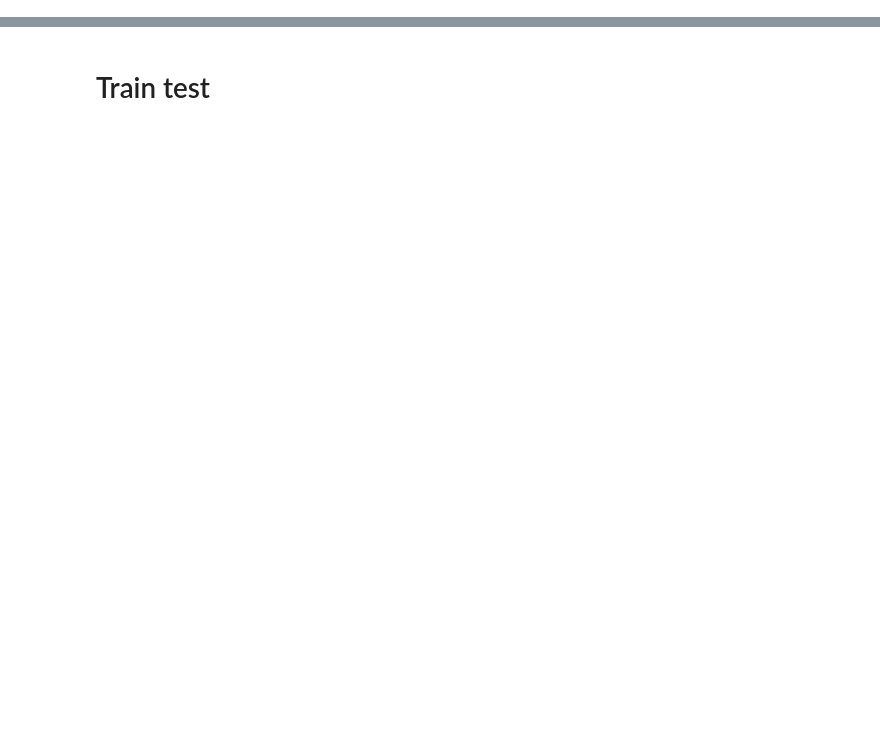
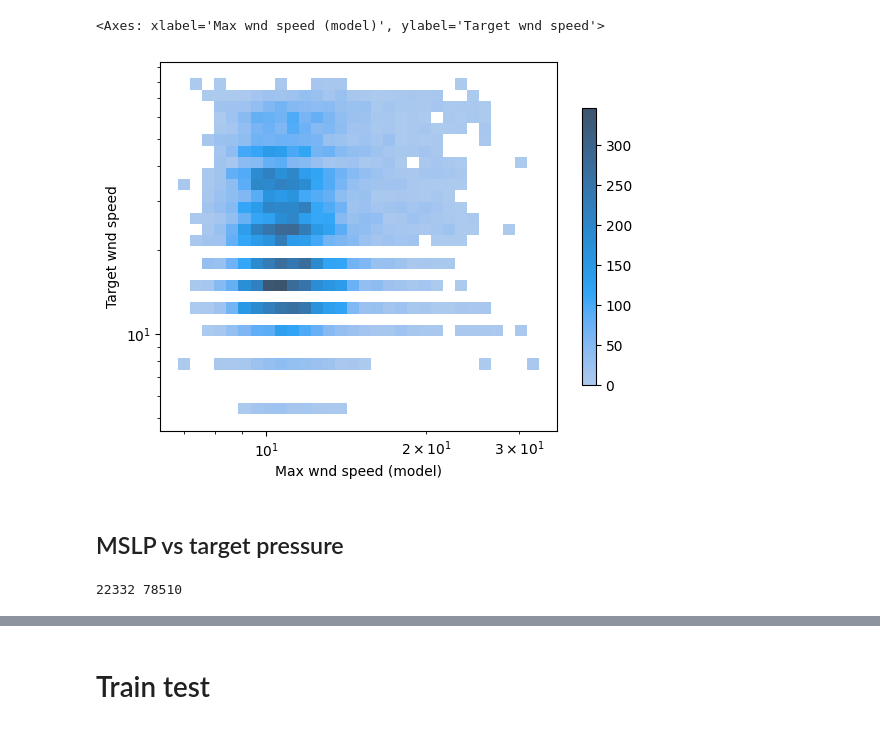
Before and after one commit to msgomez06/TCBench_0.1, a Jupyter notebook: scripts/dataset_test.ipynb, the cells around one changed output, grey strips where cells are left out. Saved outputs shown, nothing was run; the diff lists cells and outputs as text; code cells hidden in the pictures; blank space fills up the shorter version.

```diff
--- a/scripts/dataset_test.ipynb
+++ b/scripts/dataset_test.ipynb
@@ -58,0 +93,9 @@ Target stds: tensor([0.6978, 5.5169, 8.8287, 8.2594]) (Lat, Lon, Wnd, Msl)
+# %%
+ldt = np.load("/work/FAC/FGSE/IDYST/tbeucler/default/raw_data/ML_PREDICT/graphcast/PostProcessing/graphcast_deterministic_train_inp_ldt.npy")
+
+max_ldt = 24
+cond = ldt<=max_ldt
+idxs = np.arange(len(ldt))[cond]
+print(len(idxs), len(ldt))
+fields = np.load("/work/FAC/FGSE/IDYST/tbeucler/default/raw_data/ML_PREDICT/graphcast/PostProcessing/graphcast_deterministic_train_inp_fields.npy", mmap_mode='r')[idxs, 1:]
+targets = np.load("/work/FAC/FGSE/IDYST/tbeucler/default/raw_data/ML_PREDICT/graphcast/PostProcessing/graphcast_deterministic_train_targets.npy", mmap_mode='r')[idxs, 2]
@@ -58,0 +104,12 @@ Target stds: tensor([0.6978, 5.5169, 8.8287, 8.2594]) (Lat, Lon, Wnd, Msl)
+# %%
+u, v = fields[:, 0], fields[:, 1]
+wnd_speed = np.sqrt(u**2 + v**2)
+wnd_speed_max = np.max(wnd_speed, axis=(-1, -2))
+# %%
+df_wind = pd.DataFrame({'Max wnd speed (model)': wnd_speed_max, 'Target wnd speed': targets})
+g = sns.jointplot(data=df_wind, x="Max wnd speed (model)", y="Target wnd speed", kind='hex', gridsize=20, color='b', marginal_kws=dict(bins=20))
+
+g.fig.suptitle(f"Ldt <= {max_ldt}hrs")
+
+#g.ax_joint.set_yscale('log')
+#g.ax_joint.set_xscale('log')
@@ -58,0 +119,11 @@ Target stds: tensor([0.6978, 5.5169, 8.8287, 8.2594]) (Lat, Lon, Wnd, Msl)
+# %%
+sns.histplot(
+    data=df_wind, x="Max wnd speed (model)", y="Target wnd speed",
+    bins=30, discrete=(False, False), log_scale=(True, True),
+    cbar=True, cbar_kws=dict(shrink=.75),
+)
+# %% [output]
+<Axes: xlabel='Max wnd speed (model)', ylabel='Target wnd speed'>
+[figure, added]
+# %% [markdown]
+## MSLP vs target pressure
@@ -58,0 +135,11 @@ Target stds: tensor([0.6978, 5.5169, 8.8287, 8.2594]) (Lat, Lon, Wnd, Msl)
+# %%
+ldt = np.load("/work/FAC/FGSE/IDYST/tbeucler/default/raw_data/ML_PREDICT/graphcast/PostProcessing/graphcast_deterministic_train_inp_ldt.npy")
+
+max_ldt = 24
+cond = ldt<=max_ldt
+idxs = np.arange(len(ldt))[cond]
+print(len(idxs), len(ldt))
+model_pres = np.load("/work/FAC/FGSE/IDYST/tbeucler/default/raw_data/ML_PREDICT/graphcast/PostProcessing/graphcast_deterministic_train_inp_fields.npy", mmap_mode='r')[idxs, 0]
+target_pres = np.load("/work/FAC/FGSE/IDYST/tbeucler/default/raw_data/ML_PREDICT/graphcast/PostProcessing/graphcast_deterministic_train_targets.npy", mmap_mode='r')[idxs, 3]
+# %% [output]
+22332 78510
```
Also changed, not shown: parts of 35 cells of this notebook, 1 other file.
